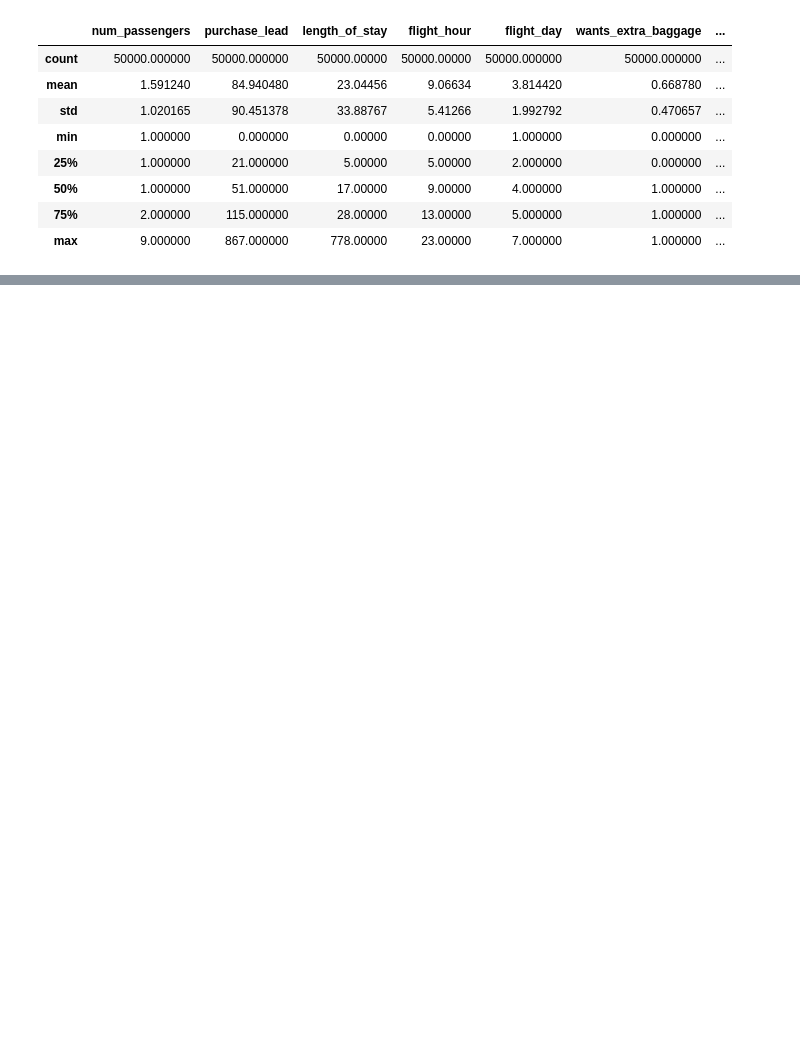
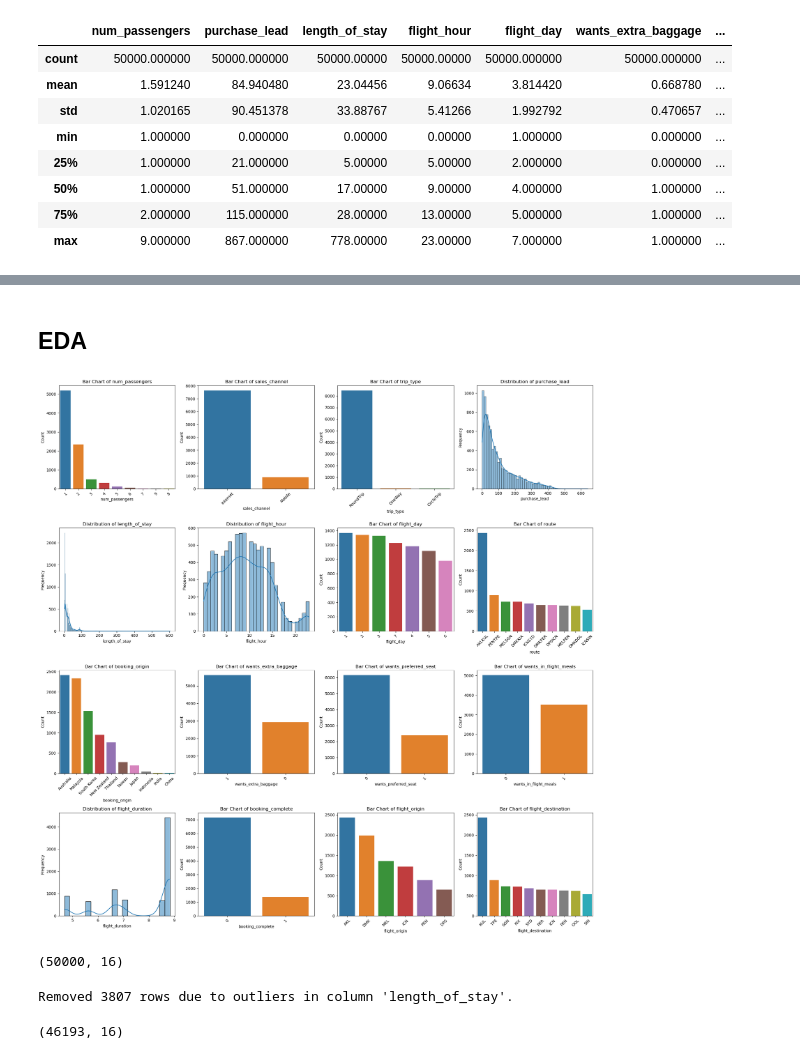
Before and after one commit to MarkPhamm/British-Airway, a Jupyter notebook: model/BookingModel.ipynb, the cells around one changed output, grey strips where cells are left out. Cells and saved outputs as stored; diff of their text form; code cells hidden in the pictures; blank space fills up the shorter version.

Commit message:
update bookingmodel

```diff
--- a/model/BookingModel.ipynb
+++ b/model/BookingModel.ipynb
@@ -23,12 +23,6 @@ parent_dir = os.path.dirname(current_dir)
 # Specify the file path
 file_path = os.path.join(parent_dir, 'dataset', 'booking_data.csv')
 print(file_path)  # Print to verify the file path
-
-# Read the CSV file
-try:
-    df = pd.read_csv(r"{}".format(file_path))
-    print(df.head())  # Display the first few rows of the DataFrame
-except Exception as e:
-    print("Error reading CSV file:", str(e))
+df = pd.read_csv(r"{}".format(file_path),encoding='latin-1')
 # %% [output]
 c:\Users\hamin\Desktop\British-Airway\dataset\booking_data.csv
@@ -114,0 +140,4 @@ From this point, you should continue exploring the dataset with some visualisati
+# %%
+# Create new columns flight_origin and flight_destination
+df['flight_origin'] = df['route'].str[:3]
+df['flight_destination'] = df['route'].str[-3:]
@@ -114,0 +175,2 @@ From this point, you should continue exploring the dataset with some visualisati
+# %% [markdown]
+## EDA
@@ -114,0 +180,46 @@ From this point, you should continue exploring the dataset with some visualisati
+# %%
+# Filter out only top 10 values for 'route' and 'booking_origin' columns
+top_route_values = df['route'].value_counts().nlargest(10).index
+top_booking_origin_values = df['booking_origin'].value_counts().nlargest(10).index
+
+df_filtered = df[df['route'].isin(top_route_values) & df['booking_origin'].isin(top_booking_origin_values)]
+
+# Define lists of categorical and numerical columns
+categorical_columns = ['num_passengers', 'sales_channel', 'trip_type', 'flight_day', 'booking_origin', 'flight_origin', 'flight_destination', 'wants_extra_baggage', 'wants_preferred_seat', 'route', 'wants_in_flight_meals', 'booking_complete']
+numerical_columns = [col for col in df_filtered.columns if col not in categorical_columns]
+
+# Create subplots for each column
+fig, axes = plt.subplots(nrows=4, ncols=4, figsize=(20, 20))
+
+for i, column in enumerate(df_filtered.columns):
+    if column in categorical_columns:
+        # Categorical data, plot bar chart
+        sns.countplot(x=column, data=df_filtered, order=df_filtered[column].value_counts().index, ax=axes[i//4, i%4])
+        axes[i//4, i%4].set_title(f'Bar Chart of {column}')
+        axes[i//4, i%4].set_xlabel(column)
+        axes[i//4, i%4].set_ylabel('Count')
+        axes[i//4, i%4].tick_params(axis='x', rotation=45)  # Rotate x-axis labels
+    else:
+        # Numerical data, plot distribution
+        sns.histplot(df_filtered[column], kde=True, ax=axes[i//4, i%4])
+        axes[i//4, i%4].set_title(f'Distribution of {column}')
+        axes[i//4, i%4].set_xlabel(column)
+        axes[i//4, i%4].set_ylabel('Frequency')
+
+# Adjust layout
+plt.tight_layout()
+plt.show()
+# %% [output]
+[figure, added]
+# %%
+df.shape
+# %% [output]
+(50000, 16)
+# %%
+df = remove_outliers(df,'length_of_stay')
+# %% [output]
+Removed 3807 rows due to outliers in column 'length_of_stay'.
+# %%
+df.shape
+# %% [output]
+(46193, 16)
```
Also changed, not shown: parts of 10 cells of this notebook.
